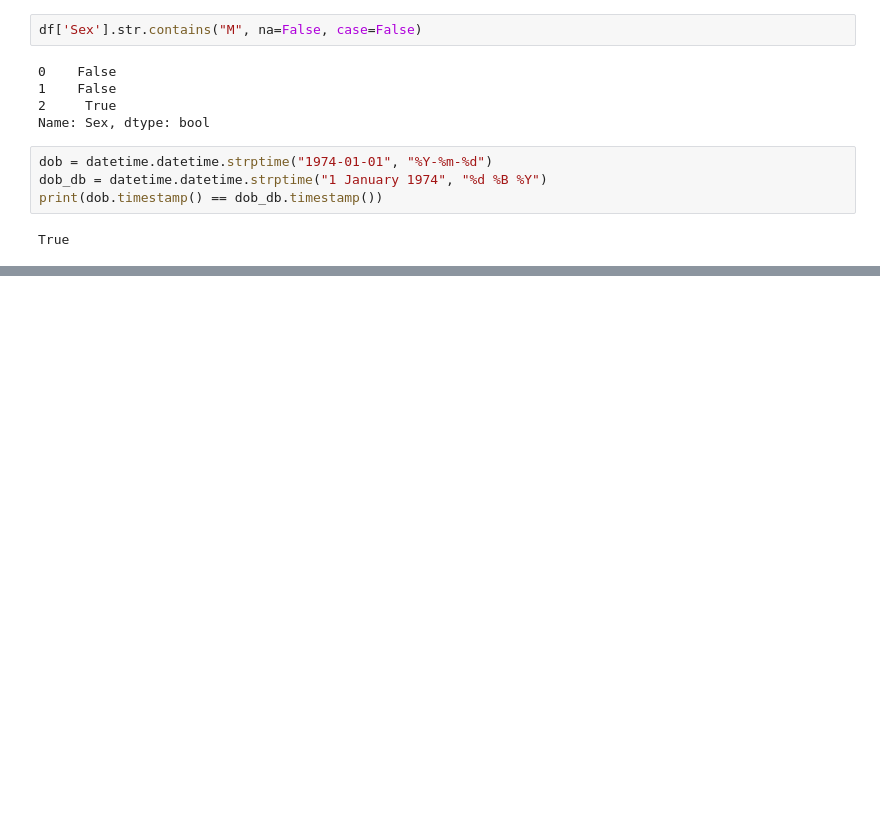
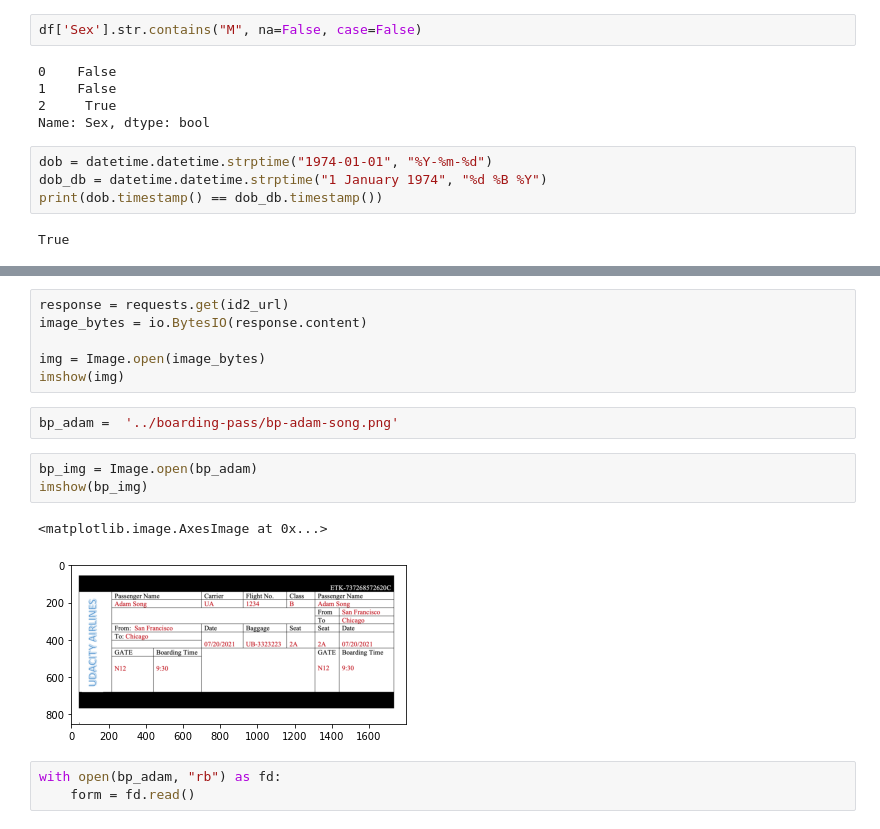
Before and after one commit to KennethTenny/nd073-c3-building-computer-vision-solutions-with-azure-project-starter, a Jupyter notebook: avkash-project/solution/Demo.ipynb, the cells around one changed output, grey strips where cells are left out. Cells and saved outputs as stored; diff of their text form; blank space fills up the shorter version.

Commit message:
update to boarding pass recognizer custom model

```diff
--- a/avkash-project/solution/Demo.ipynb
+++ b/avkash-project/solution/Demo.ipynb
@@ -254,0 +294,17 @@ True
+# %%
+response = requests.get(id2_url)
+image_bytes = io.BytesIO(response.content)
+
+img = Image.open(image_bytes)
+imshow(img)
+# %%
+bp_adam =  '../boarding-pass/bp-adam-song.png'
+# %%
+bp_img = Image.open(bp_adam)
+imshow(bp_img)
+# %% [output]
+<matplotlib.image.AxesImage at 0x...>
+[figure, added]
+# %%
+with open(bp_adam, "rb") as fd:
+    form = fd.read()
```
Also changed, not shown: parts of 10 cells of this notebook, 32 other files.
